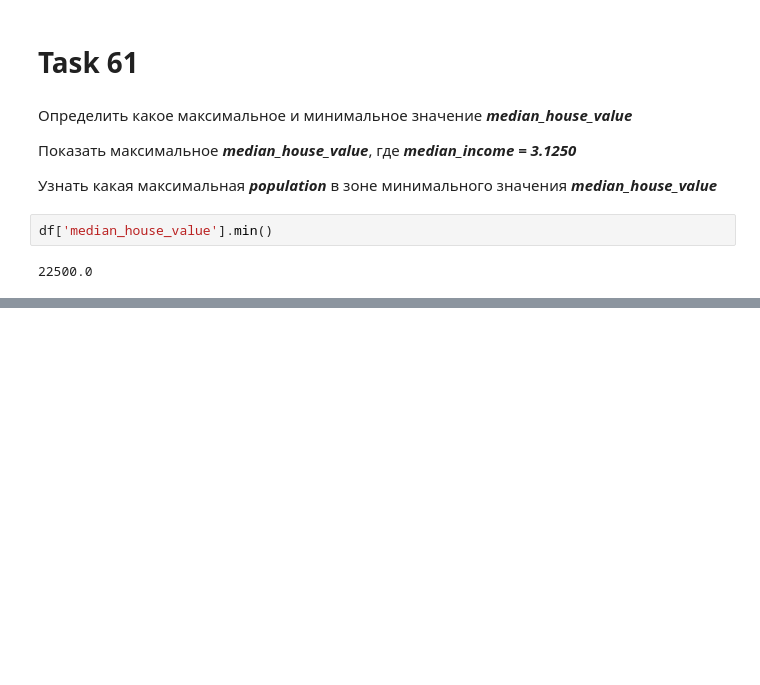
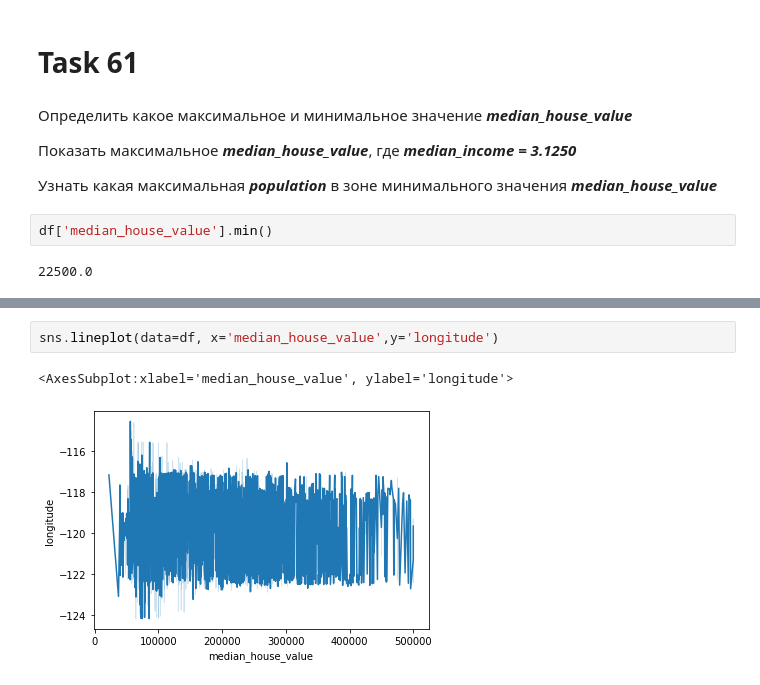
Before and after one commit to Nulenka/9_sem_GB_pandas, a Jupyter notebook: Untitled0.ipynb, the cells around one changed output, grey strips where cells are left out. Drawn from its saved outputs; the diff is of its cells as text; blank space fills up the shorter version.

```diff
--- a/Untitled0.ipynb
+++ b/Untitled0.ipynb
@@ -163,0 +173,5 @@ df.loc[df['median_house_value'] == df['median_house_value'].min(), 'population']
+# %%
+sns.lineplot(data=df, x='median_house_value',y='longitude')
+# %% [output]
+<AxesSubplot:xlabel='median_house_value', ylabel='longitude'>
+[figure, added]
```
Also changed, not shown: parts of 30 cells of this notebook.
